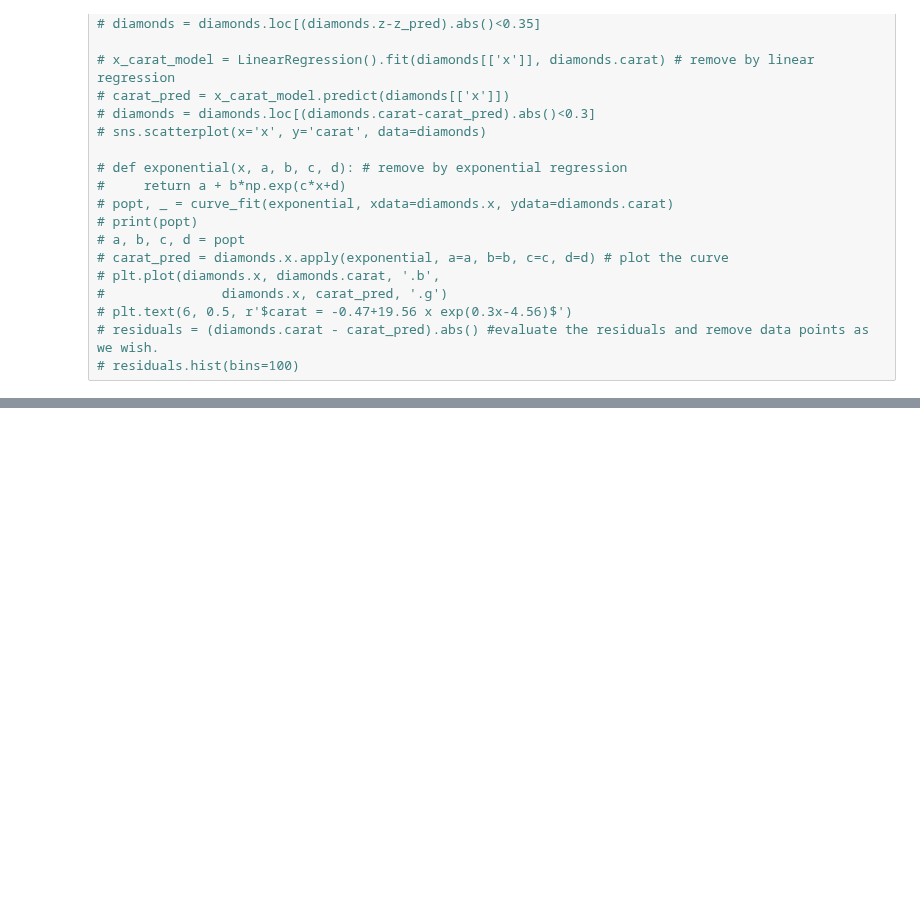
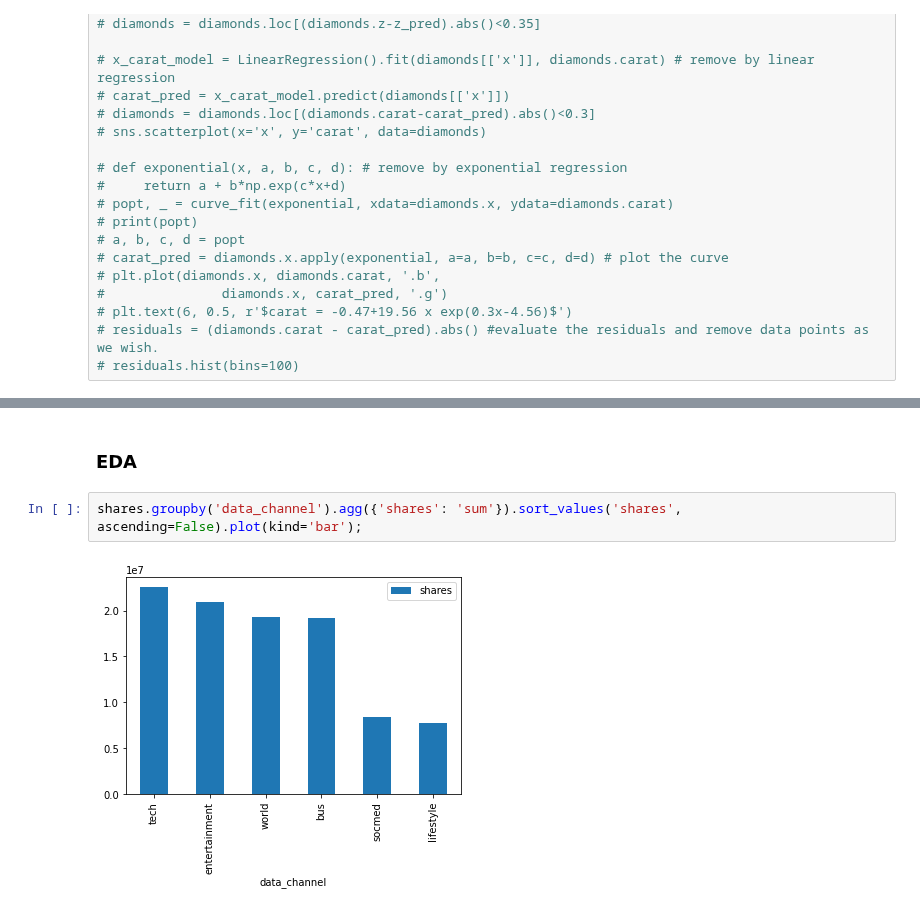
Before and after one commit to orbenishay/Classification, a Jupyter notebook: number of shares in social networks.ipynb, the cells around one changed output, grey strips where cells are left out. Drawn from its saved outputs; the diff is of its cells as text; blank space fills up the shorter version.

```diff
--- a/number of shares in social networks.ipynb
+++ b/number of shares in social networks.ipynb
@@ -153,0 +146,6 @@ shares.bedrooms.value_counts().head(10) #Count entries per value:
+# %% [markdown]
+### **EDA**
+# %%
+shares.groupby('data_channel').agg({'shares': 'sum'}).sort_values('shares', ascending=False).plot(kind='bar');
+# %% [output]
+[figure, added]
```
Also changed, not shown: parts of 6 cells of this notebook.
